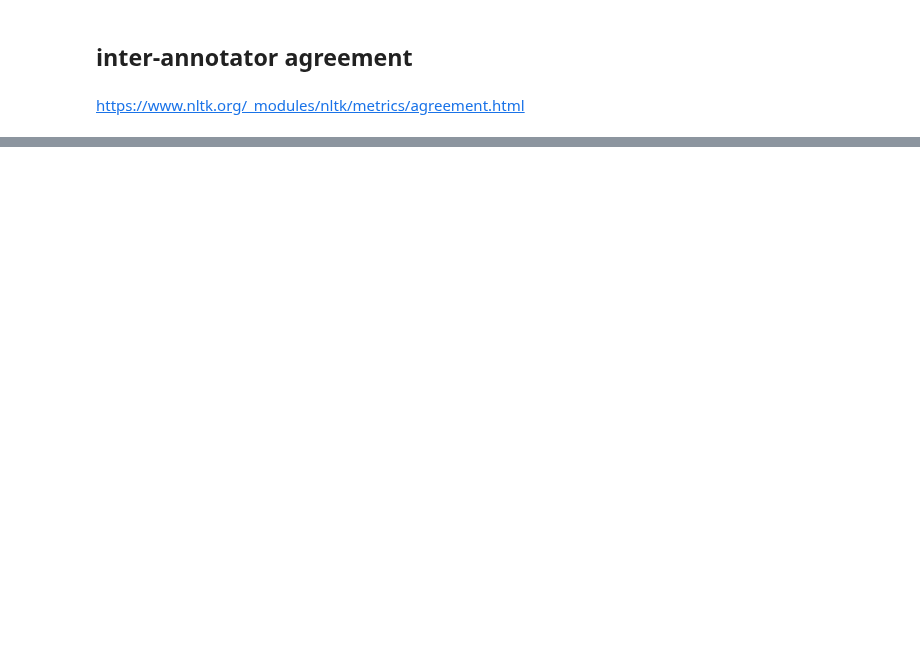
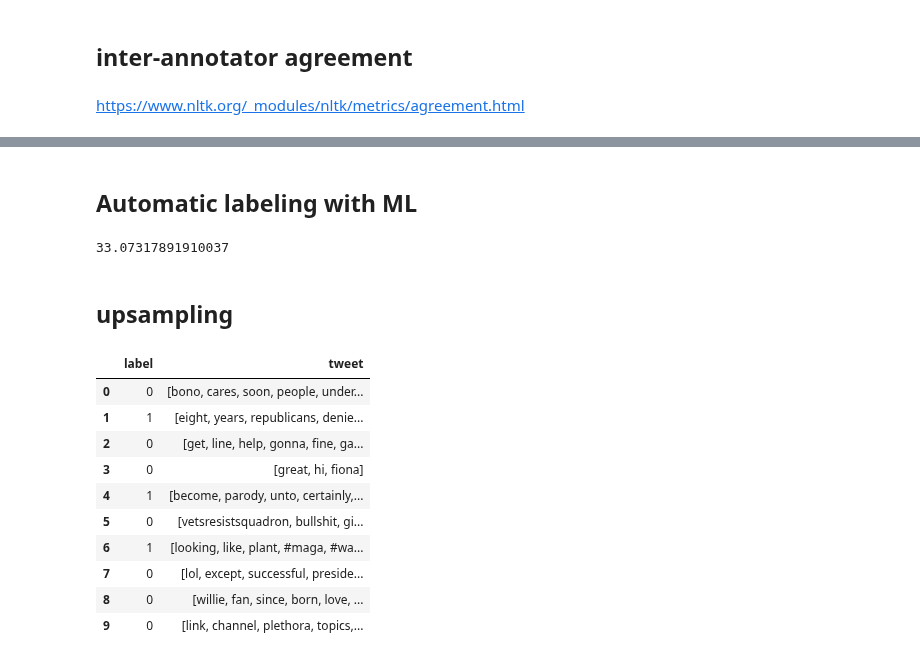
Before and after one commit to ranUser01/Sentiment-and-Hate-Speech-detection-Twitter, a Jupyter notebook: notebooks/main.ipynb, the cells around one changed output, grey strips where cells are left out. Cells and saved outputs as stored; diff of their text form; code cells hidden in the pictures; blank space fills up the shorter version.

```diff
--- a/notebooks/main.ipynb
+++ b/notebooks/main.ipynb
@@ -372,4 +308,0 @@ text = open(f'../data/{idx}/train_text.txt', 'r', encoding='utf-8').read().split
-# %%
-# primitive way to divide tweets on dots.
-for line in text:
-    sentences += (line.split("."))
@@ -384,9 +308,0 @@ sentences[0]
-# %%
-# function to avoid adding empty tokens to the list
-new_sentences = []
-for i, line in enumerate(sentences):
-    to_add = tokenize(line)
-    if to_add:
-        new_sentences.append(to_add)
-
-sentences = new_sentences
@@ -413,0 +309,8 @@ sentences[0]
+# %%
+tweets = list()
+idx = "offensive"
+text = open(f'../data/{idx}/train_text.txt', 'r', encoding='utf-8').read().splitlines()
+for line in text: # divide tweets
+    tweets.append(nltk.tokenize.sent_tokenize(line)) # add sentences to tweet list
+    for i in range(len(tweets[-1])): # tokenise sentences in the tweet
+        tweets[-1][i] = tokenize(tweets[-1][i])
@@ -554,0 +445,11 @@ print(u.pi())
+# %% [markdown]
+## Automatic labeling with ML
+# %%
+# Read the file, convert all elements from strings to integers
+off_labels = list(map(int, open('../data/offensive/train_labels.txt', 'r').read().splitlines()))
+# %%
+sum(off_labels)/len(off_labels) * 100
+# %% [output]
+33.07317891910037
+# %% [markdown]
+## upsampling
@@ -554,0 +473,16 @@ print(u.pi())
+# %%
+df = pd.DataFrame(off_labels,columns =['label'])
+df["tweet"] = tweets
+df.head(10)
+# %% [output]
+|  | label | tweet |
+| 0 | 0 | [bono, cares, soon, people, under... |
+| 1 | 1 | [eight, years, republicans, denie... |
+| 2 | 0 | [get, line, help, gonna, fine, ga... |
+| 3 | 0 | [great, hi, fiona] |
+| 4 | 1 | [become, parody, unto, certainly,... |
+| 5 | 0 | [vetsresistsquadron, bullshit, gi... |
+| 6 | 1 | [looking, like, plant, #maga, #wa... |
+| 7 | 0 | [lol, except, successful, preside... |
+| 8 | 0 | [willie, fan, since, born, love, ... |
+| 9 | 0 | [link, channel, plethora, topics,... |
```
Also changed, not shown: parts of 36 cells of this notebook.
